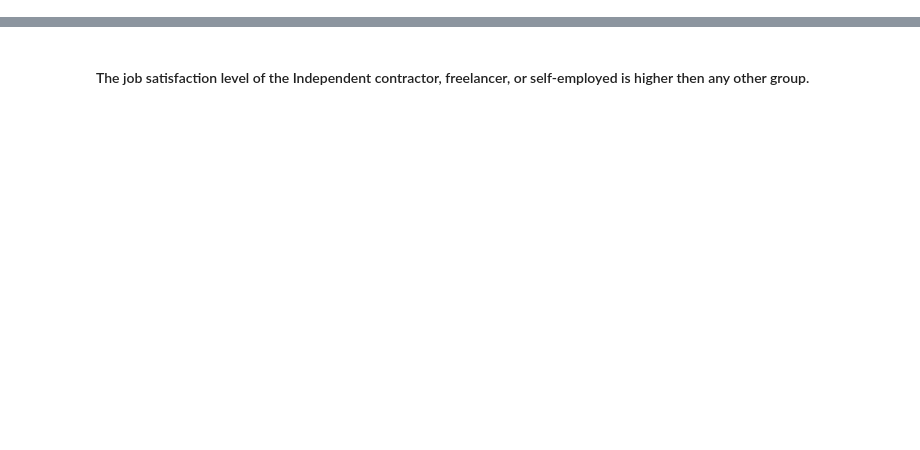
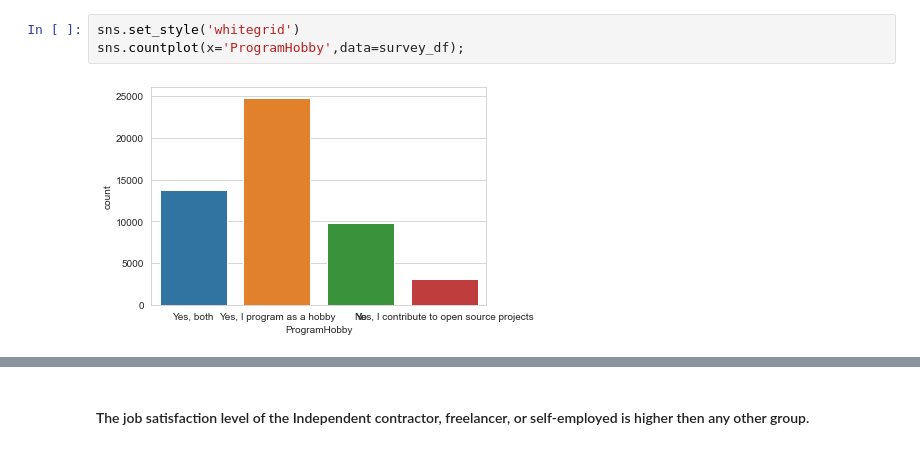
Before and after one commit to iamkamleshrangi/data_science_blog, a Jupyter notebook: data_science_blog.ipynb, the cells around one changed output, grey strips where cells are left out. Cells and saved outputs as stored; diff of their text form; blank space fills up the shorter version.

```diff
--- a/data_science_blog.ipynb
+++ b/data_science_blog.ipynb
@@ -5,0 +39,5 @@ survey_df = pd.read_csv('survey-results-public.csv')
+# %%
+sns.set_style('whitegrid')
+sns.countplot(x='ProgramHobby',data=survey_df);
+# %% [output]
+[figure, added]
```
Also changed, not shown: parts of 30 cells of this notebook.
